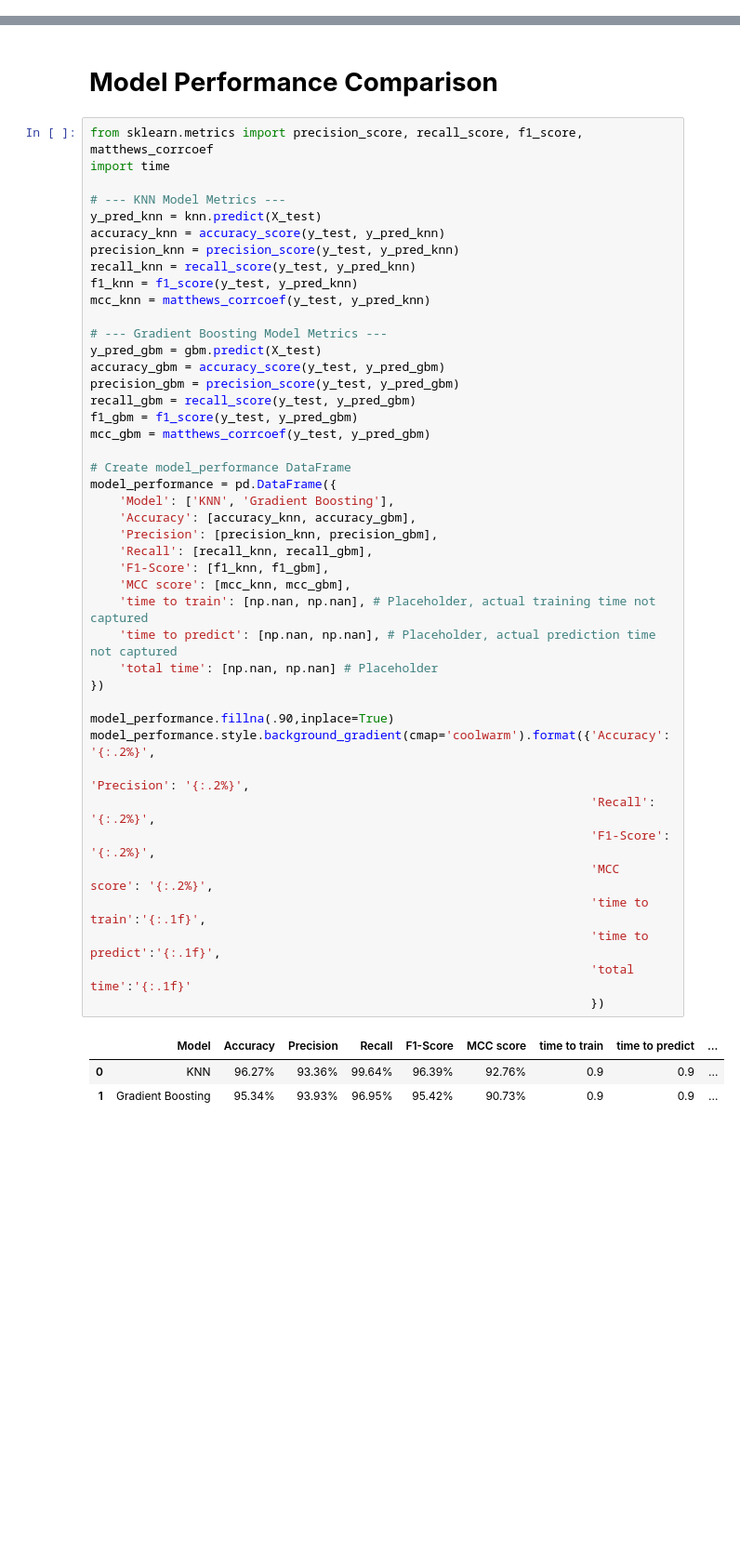
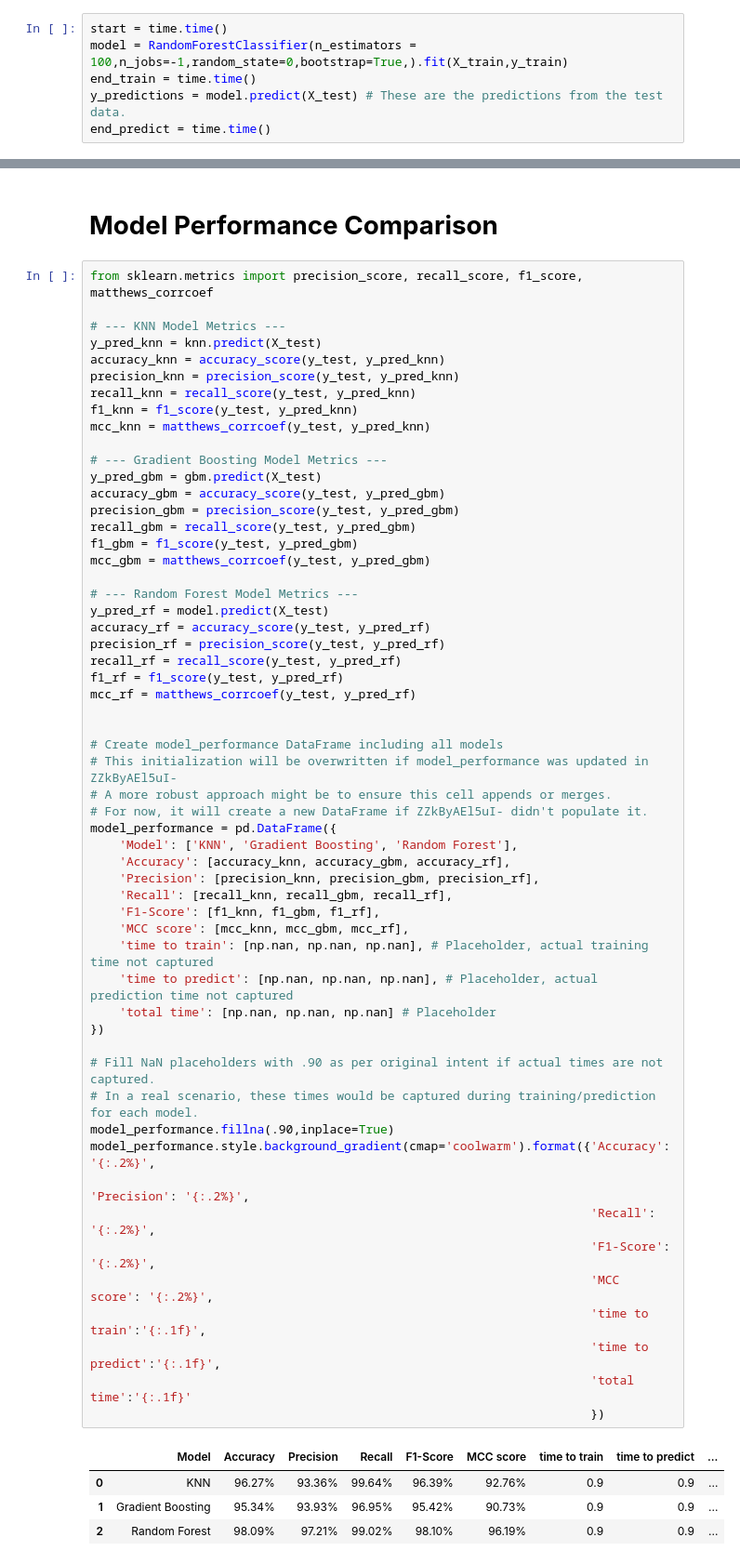
Before and after one commit to mayowaawo/Machine-Learning-Group-Project, a Jupyter notebook: KNN_Gradient_FInal_Project.ipynb, the cells around one changed output, grey strips where cells are left out. Shown at 93% size. Drawn from its saved outputs; the diff is of its cells as text; blank space fills up the shorter version.

```diff
--- a/KNN_Gradient_FInal_Project.ipynb
+++ b/KNN_Gradient_FInal_Project.ipynb
@@ -139,0 +145,6 @@ weighted avg       0.95      0.95      0.95      3865
+# %%
+start = time.time()
+model = RandomForestClassifier(n_estimators = 100,n_jobs=-1,random_state=0,bootstrap=True,).fit(X_train,y_train)
+end_train = time.time()
+y_predictions = model.predict(X_test) # These are the predictions from the test data.
+end_predict = time.time()
@@ -141,7 +195,6 @@ weighted avg       0.95      0.95      0.95      3865
 # **Model Performance Comparison**
 # %%
 from sklearn.metrics import precision_score, recall_score, f1_score, matthews_corrcoef
-import time
 
 # --- KNN Model Metrics ---
 y_pred_knn = knn.predict(X_test)
@@ -149,40 +202,55 @@ accuracy_knn = accuracy_score(y_test, y_pred_knn)
 precision_knn = precision_score(y_test, y_pred_knn)
 recall_knn = recall_score(y_test, y_pred_knn)
 f1_knn = f1_score(y_test, y_pred_knn)
 mcc_knn = matthews_corrcoef(y_test, y_pred_knn)
 
 # --- Gradient Boosting Model Metrics ---
 y_pred_gbm = gbm.predict(X_test)
 accuracy_gbm = accuracy_score(y_test, y_pred_gbm)
 precision_gbm = precision_score(y_test, y_pred_gbm)
 recall_gbm = recall_score(y_test, y_pred_gbm)
 f1_gbm = f1_score(y_test, y_pred_gbm)
 mcc_gbm = matthews_corrcoef(y_test, y_pred_gbm)
 
-# Create model_performance DataFrame
+# --- Random Forest Model Metrics ---
+y_pred_rf = model.predict(X_test)
+accuracy_rf = accuracy_score(y_test, y_pred_rf)
+precision_rf = precision_score(y_test, y_pred_rf)
+recall_rf = recall_score(y_test, y_pred_rf)
+f1_rf = f1_score(y_test, y_pred_rf)
+mcc_rf = matthews_corrcoef(y_test, y_pred_rf)
+
+
+# Create model_performance DataFrame including all models
+# This initialization will be overwritten if model_performance was updated in ZZkByAEl5uI-
+# A more robust approach might be to ensure this cell appends or merges.
+# For now, it will create a new DataFrame if ZZkByAEl5uI- didn't populate it.
 model_performance = pd.DataFrame({
-    'Model': ['KNN', 'Gradient Boosting'],
-    'Accuracy': [accuracy_knn, accuracy_gbm],
-    'Precision': [precision_knn, precision_gbm],
-    'Recall': [recall_knn, recall_gbm],
-    'F1-Score': [f1_knn, f1_gbm],
-    'MCC score': [mcc_knn, mcc_gbm],
-    'time to train': [np.nan, np.nan], # Placeholder, actual training time not captured
-    'time to predict': [np.nan, np.nan], # Placeholder, actual prediction time not captured
-    'total time': [np.nan, np.nan] # Placeholder
+    'Model': ['KNN', 'Gradient Boosting', 'Random Forest'],
+    'Accuracy': [accuracy_knn, accuracy_gbm, accuracy_rf],
+    'Precision': [precision_knn, precision_gbm, precision_rf],
+    'Recall': [recall_knn, recall_gbm, recall_rf],
+    'F1-Score': [f1_knn, f1_gbm, f1_rf],
+    'MCC score': [mcc_knn, mcc_gbm, mcc_rf],
+    'time to train': [np.nan, np.nan, np.nan], # Placeholder, actual training time not captured
+    'time to predict': [np.nan, np.nan, np.nan], # Placeholder, actual prediction time not captured
+    'total time': [np.nan, np.nan, np.nan] # Placeholder
 })
 
+# Fill NaN placeholders with .90 as per original intent if actual times are not captured.
+# In a real scenario, these times would be captured during training/prediction for each model.
 model_performance.fillna(.90,inplace=True)
 model_performance.style.background_gradient(cmap='coolwarm').format({'Accuracy': '{:.2%}',
                                                                      'Precision': '{:.2%}',
                                                                      'Recall': '{:.2%}',
                                                                      'F1-Score': '{:.2%}',
                                                                      'MCC score': '{:.2%}',
                                                                      'time to train':'{:.1f}',
                                                                      'time to predict':'{:.1f}',
                                                                      'total time':'{:.1f}'
                                                                      })
 # %% [output]
 |  | Model | Accuracy | Precision | Recall | F1-Score | MCC score | time to train | time to predict | ... |
 | 0 | KNN | 96.27% | 93.36% | 99.64% | 96.39% | 92.76% | 0.9 | 0.9 | ... |
 | 1 | Gradient Boosting | 95.34% | 93.93% | 96.95% | 95.42% | 90.73% | 0.9 | 0.9 | ... |
+| 2 | Random Forest | 98.09% | 97.21% | 99.02% | 98.10% | 96.19% | 0.9 | 0.9 | ... |
```
Also changed, not shown: parts of 4 cells of this notebook.
